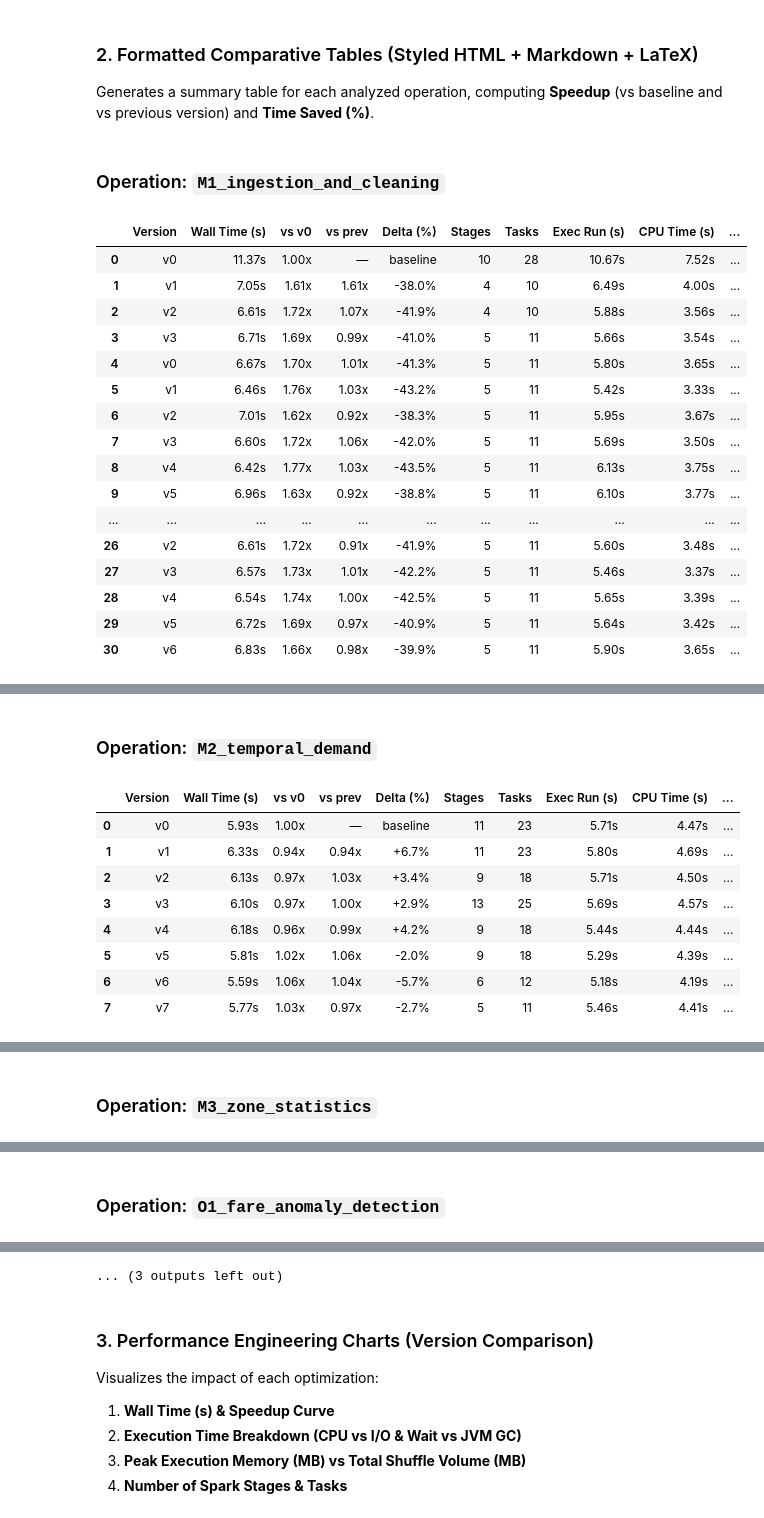
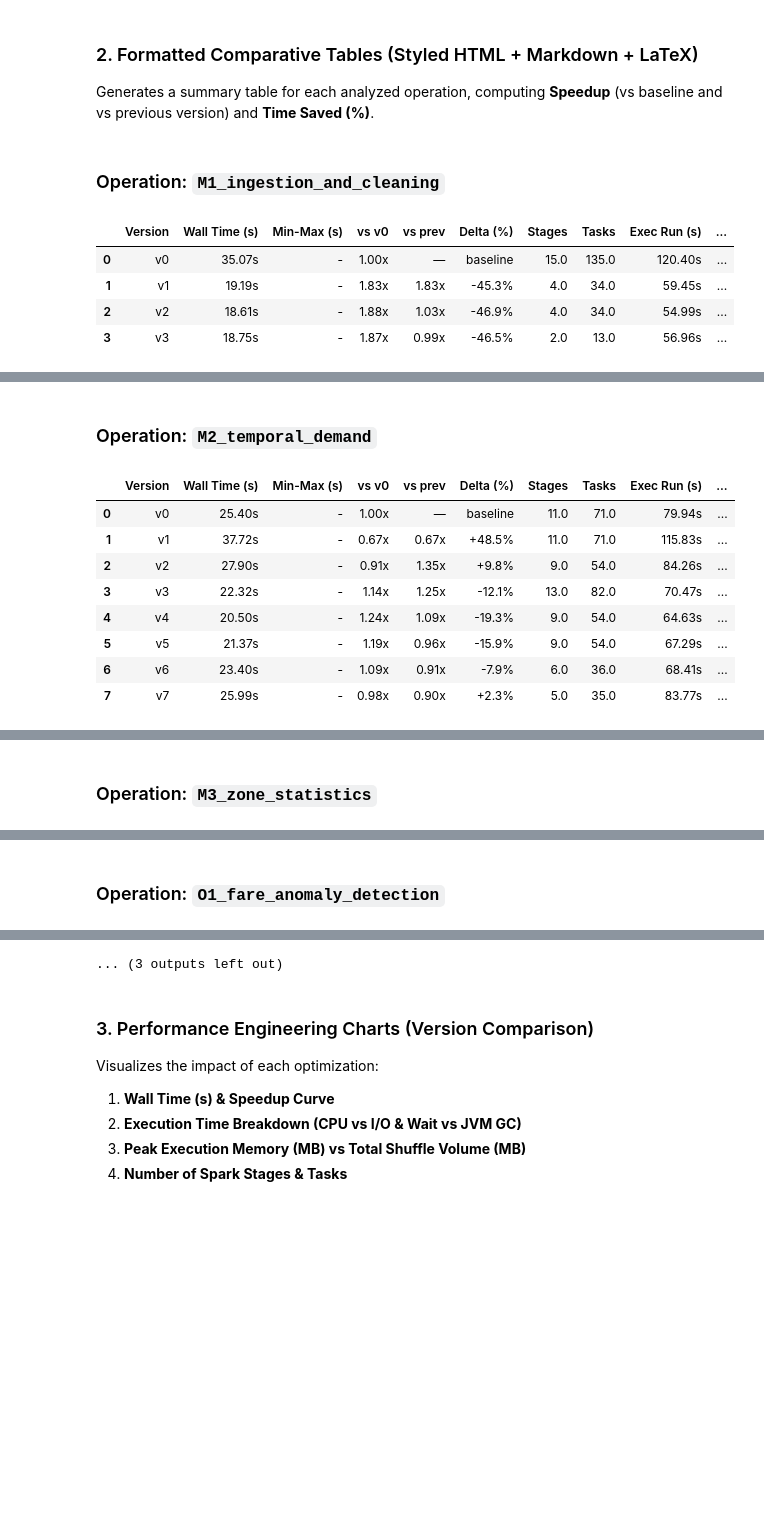
Before and after one commit to oliveira1360/Comp-Par, a Jupyter notebook: notebooks/benchmarks_report.ipynb, the cells around one changed output, grey strips where cells are left out. Cells and saved outputs as stored; diff of their text form; code cells hidden in the pictures; blank space fills up the shorter version.

```diff
--- a/notebooks/benchmarks_report.ipynb
+++ b/notebooks/benchmarks_report.ipynb
@@ -57,9 +57,12 @@ def load_benchmark_jsons(base_dir):
         os.path.join(base_dir, "benchmarks", "profiling_*.json"),
         os.path.join(base_dir, "profiling_report.json"),
     ]
-    found = []
-    for pat in patterns:
-        found.extend(glob.glob(pat))
+    # metrics/<op>/ comes from the Gradle benchmark task; the other locations are older layouts,
+    # used only when it is empty (a stray profiling_report.json would otherwise appear as a version)
+    found = glob.glob(patterns[0]) + glob.glob(patterns[1])
+    if not found:
+        for pat in patterns[2:]:
+            found.extend(glob.glob(pat))
     bench_files = sorted(list(set(found)), key=natural_key)
 
     run_rows = []
@@ -70,11 +73,21 @@ def load_benchmark_jsons(base_dir):
         label = re.sub(r"^profiling_|\.json$", "", fname)
         if label == "report":
             label = "latest"
+        # Repeated runs are written as profiling_<version>_r<N>.json
+        run_match = re.match(r"^(.*)_r(\d+)$", label)
+        run_idx = int(run_match.group(2)) if run_match else 1
+        if run_match:
+            label = run_match.group(1)
+        # Under metrics/<op>/ keep only the operation that folder benchmarks (M1 runs before every op)
+        folder = os.path.basename(os.path.dirname(fpath)).lower()
+        folder_op = folder if re.fullmatch(r"[mo]\d+", folder) else None
 
         with open(fpath, "r", encoding="utf-8") as f:
             data = json.load(f)
 
         for op_name, m in data.items():
+            if folder_op and not op_name.lower().startswith(folder_op + "_"):
+                continue
             exec_run_s = m.get("executorRunTimeMs", 0) / 1000.0
             exec_cpu_s = m.get("executorCpuTimeMs", 0) / 1000.0
             gc_s = m.get("jvmGcTimeMs", 0) / 1000.0
@@ -84,6 +97,7 @@ def load_benchmark_jsons(base_dir):
             run_rows.append({
                 "file": fname,
                 "version": label,
+                "run": run_idx,
                 "operation": op_name,
                 "wall_time_s": m.get("wallTimeS", 0.0),
                 "num_jobs": m.get("numJobs", 0),
@@ -108,7 +122,7 @@ def load_benchmark_jsons(base_dir):
                 "skew_ratio": m.get("skewRatio", 1.0)
             })
 
-            for st in m.get("stages", []):
+            for st in m.get("stages", []) if run_idx == 1 else []:
                 stage_rows.append({
                     "version": label,
                     "operation": op_name,
@@ -129,8 +143,22 @@ def load_benchmark_jsons(base_dir):
 
     return pd.DataFrame(run_rows), pd.DataFrame(stage_rows), bench_files
 
-df_runs, df_stages, loaded_files = load_benchmark_jsons(BASE_OUTPUT)
+def aggregate_runs(df):
+    """One row per (operation, version): median of the runs, plus min/max wall time and the run count."""
+    if df.empty:
+        return df
+    num_cols = [c for c in df.columns if c not in ("file", "version", "operation", "run")]
+    agg = df.groupby(["operation", "version"], sort=False)[num_cols].median().reset_index()
+    wall = df.groupby(["operation", "version"], sort=False)["wall_time_s"].agg(["min", "max", "count"]).reset_index()
+    agg = agg.merge(wall.rename(columns={"min": "wall_min_s", "max": "wall_max_s", "count": "runs"}),
+                    on=["operation", "version"])
+    order = sorted(range(len(agg)), key=lambda i: (agg.at[i, "operation"], natural_key(agg.at[i, "version"])))
+    return agg.iloc[order].reset_index(drop=True)
+
+df_raw, df_stages, loaded_files = load_benchmark_jsons(BASE_OUTPUT)
+df_runs = aggregate_runs(df_raw)
 print(f"Loaded JSON benchmark files ({len(loaded_files)}): {[os.path.basename(f) for f in loaded_files]}")
+print(f"Runs per version: {df_runs.groupby('operation')['runs'].max().to_dict() if not df_runs.empty else {}}")
 print(f"Operations detected: {df_runs['operation'].unique().tolist() if not df_runs.empty else 'None'}")
 # %% [output]
 Loaded JSON benchmark files (31): ['profiling_v0.json', 'profiling_v1.json', 'profiling_v2.json', 'profiling_v3.json', 'profiling_v0.json', 'profiling_v1.json', 'profiling_v2.json', 'profiling_v3.json ...
@@ -152,54 +181,44 @@ def build_formatted_table(df_op):
     summary = pd.DataFrame({
         "Version": df_op["version"],
         "Wall Time (s)": df_op["wall_time_s"].map(lambda x: f"{x:.2f}s"),
+        "Min-Max (s)": [f"{a:.2f}-{b:.2f}" if n > 1 else "-" for a, b, n in
+                        zip(df_op["wall_min_s"], df_op["wall_max_s"], df_op["runs"])],
         "vs v0": df_op["speedup_v0"].map(lambda x: f"{x:.2f}x"),
         "vs prev": df_op["speedup_prev"].map(lambda x: f"{x:.2f}x" if pd.notna(x) else "—"),
         "Delta (%)": df_op["time_saved_pct"].map(lambda x: f"{-x:+.1f}%" if abs(x) > 0.01 else "baseline"),
         "Stages": df_op["num_stages"],
         "Tasks": df_op["num_tasks"],
         "Exec Run (s)": df_op["exec_run_s"].map(lambda x: f"{x:.2f}s"),
         "CPU Time (s)": df_op["exec_cpu_s"].map(lambda x: f"{x:.2f}s"),
         "CPU Eff (%)": df_op["cpu_efficiency_pct"].map(lambda x: f"{x:.1f}%"),
         "GC Time (s)": df_op["jvm_gc_s"].map(lambda x: f"{x:.2f}s"),
         "Peak Mem": df_op["peak_mem_bytes"].map(fmt_bytes),
         "Shuffle R": df_op["shuffle_read_bytes"].map(fmt_bytes),
         "Shuffle W": df_op["shuffle_write_bytes"].map(fmt_bytes),
         "Disk Spill": df_op["disk_spill_bytes"].map(fmt_bytes),
         "Task Skew": df_op["skew_ratio"].map(lambda x: f"{x:.1f}x")
     })
     return summary, df_op
 
 if not df_runs.empty:
     for op_name, group in df_runs.groupby("operation", sort=False):
         display(Markdown(f"### Operation: `{op_name}`"))
         summary_tbl, numeric_df = build_formatted_table(group)
         display(summary_tbl)
 
         print("\n--- Markdown Table (ready for report) ---")
         print(summary_tbl.to_markdown(index=False))
 
         print("\n--- LaTeX Table Code (ready for report.tex) ---")
         latex_cols = ["Version", "Wall Time (s)", "vs v0", "vs prev", "Stages", "Tasks", "CPU Time (s)", "GC Time (s)", "Peak Mem", "Shuffle R", "Shuffle W"]
         latex_sub = summary_tbl[[c for c in latex_cols if c in summary_tbl.columns]]
         print(latex_sub.to_latex(index=False))
         print("\n" + "=" * 90 + "\n")
 # %% [output]
 ### Operation: `M1_ingestion_and_cleaning`
-|  | Version | Wall Time (s) | vs v0 | vs prev | Delta (%) | Stages | Tasks | Exec Run (s) | CPU Time (s) | ... |
-| 0 | v0 | 11.37s | 1.00x | — | baseline | 10 | 28 | 10.67s | 7.52s | ... |
-| 1 | v1 | 7.05s | 1.61x | 1.61x | -38.0% | 4 | 10 | 6.49s | 4.00s | ... |
-| 2 | v2 | 6.61s | 1.72x | 1.07x | -41.9% | 4 | 10 | 5.88s | 3.56s | ... |
-| 3 | v3 | 6.71s | 1.69x | 0.99x | -41.0% | 5 | 11 | 5.66s | 3.54s | ... |
-| 4 | v0 | 6.67s | 1.70x | 1.01x | -41.3% | 5 | 11 | 5.80s | 3.65s | ... |
-| 5 | v1 | 6.46s | 1.76x | 1.03x | -43.2% | 5 | 11 | 5.42s | 3.33s | ... |
-| 6 | v2 | 7.01s | 1.62x | 0.92x | -38.3% | 5 | 11 | 5.95s | 3.67s | ... |
-| 7 | v3 | 6.60s | 1.72x | 1.06x | -42.0% | 5 | 11 | 5.69s | 3.50s | ... |
-| 8 | v4 | 6.42s | 1.77x | 1.03x | -43.5% | 5 | 11 | 6.13s | 3.75s | ... |
-| 9 | v5 | 6.96s | 1.63x | 0.92x | -38.8% | 5 | 11 | 6.10s | 3.77s | ... |
-| ... | ... | ... | ... | ... | ... | ... | ... | ... | ... | ... |
-| 26 | v2 | 6.61s | 1.72x | 0.91x | -41.9% | 5 | 11 | 5.60s | 3.48s | ... |
-| 27 | v3 | 6.57s | 1.73x | 1.01x | -42.2% | 5 | 11 | 5.46s | 3.37s | ... |
-| 28 | v4 | 6.54s | 1.74x | 1.00x | -42.5% | 5 | 11 | 5.65s | 3.39s | ... |
-| 29 | v5 | 6.72s | 1.69x | 0.97x | -40.9% | 5 | 11 | 5.64s | 3.42s | ... |
-| 30 | v6 | 6.83s | 1.66x | 0.98x | -39.9% | 5 | 11 | 5.90s | 3.65s | ... |
+|  | Version | Wall Time (s) | Min-Max (s) | vs v0 | vs prev | Delta (%) | Stages | Tasks | Exec Run (s) | ... |
+| 0 | v0 | 35.07s | - | 1.00x | — | baseline | 15.0 | 135.0 | 120.40s | ... |
+| 1 | v1 | 19.19s | - | 1.83x | 1.83x | -45.3% | 4.0 | 34.0 | 59.45s | ... |
+| 2 | v2 | 18.61s | - | 1.88x | 1.03x | -46.9% | 4.0 | 34.0 | 54.99s | ... |
+| 3 | v3 | 18.75s | - | 1.87x | 0.99x | -46.5% | 2.0 | 13.0 | 56.96s | ... |
 --- Markdown Table (ready for report) ---
@@ -220,13 +239,13 @@ if not df_runs.empty:
 
 ==========================================================================================
 ### Operation: `M2_temporal_demand`
-|  | Version | Wall Time (s) | vs v0 | vs prev | Delta (%) | Stages | Tasks | Exec Run (s) | CPU Time (s) | ... |
-| 0 | v0 | 5.93s | 1.00x | — | baseline | 11 | 23 | 5.71s | 4.47s | ... |
-| 1 | v1 | 6.33s | 0.94x | 0.94x | +6.7% | 11 | 23 | 5.80s | 4.69s | ... |
-| 2 | v2 | 6.13s | 0.97x | 1.03x | +3.4% | 9 | 18 | 5.71s | 4.50s | ... |
-| 3 | v3 | 6.10s | 0.97x | 1.00x | +2.9% | 13 | 25 | 5.69s | 4.57s | ... |
-| 4 | v4 | 6.18s | 0.96x | 0.99x | +4.2% | 9 | 18 | 5.44s | 4.44s | ... |
-| 5 | v5 | 5.81s | 1.02x | 1.06x | -2.0% | 9 | 18 | 5.29s | 4.39s | ... |
-| 6 | v6 | 5.59s | 1.06x | 1.04x | -5.7% | 6 | 12 | 5.18s | 4.19s | ... |
-| 7 | v7 | 5.77s | 1.03x | 0.97x | -2.7% | 5 | 11 | 5.46s | 4.41s | ... |
+|  | Version | Wall Time (s) | Min-Max (s) | vs v0 | vs prev | Delta (%) | Stages | Tasks | Exec Run (s) | ... |
+| 0 | v0 | 25.40s | - | 1.00x | — | baseline | 11.0 | 71.0 | 79.94s | ... |
+| 1 | v1 | 37.72s | - | 0.67x | 0.67x | +48.5% | 11.0 | 71.0 | 115.83s | ... |
+| 2 | v2 | 27.90s | - | 0.91x | 1.35x | +9.8% | 9.0 | 54.0 | 84.26s | ... |
+| 3 | v3 | 22.32s | - | 1.14x | 1.25x | -12.1% | 13.0 | 82.0 | 70.47s | ... |
+| 4 | v4 | 20.50s | - | 1.24x | 1.09x | -19.3% | 9.0 | 54.0 | 64.63s | ... |
+| 5 | v5 | 21.37s | - | 1.19x | 0.96x | -15.9% | 9.0 | 54.0 | 67.29s | ... |
+| 6 | v6 | 23.40s | - | 1.09x | 0.91x | -7.9% | 6.0 | 36.0 | 68.41s | ... |
+| 7 | v7 | 25.99s | - | 0.98x | 0.90x | +2.3% | 5.0 | 35.0 | 83.77s | ... |
 --- Markdown Table (ready for report) ---
```
Also changed, not shown: parts of 6 cells of this notebook, 10 other files.
